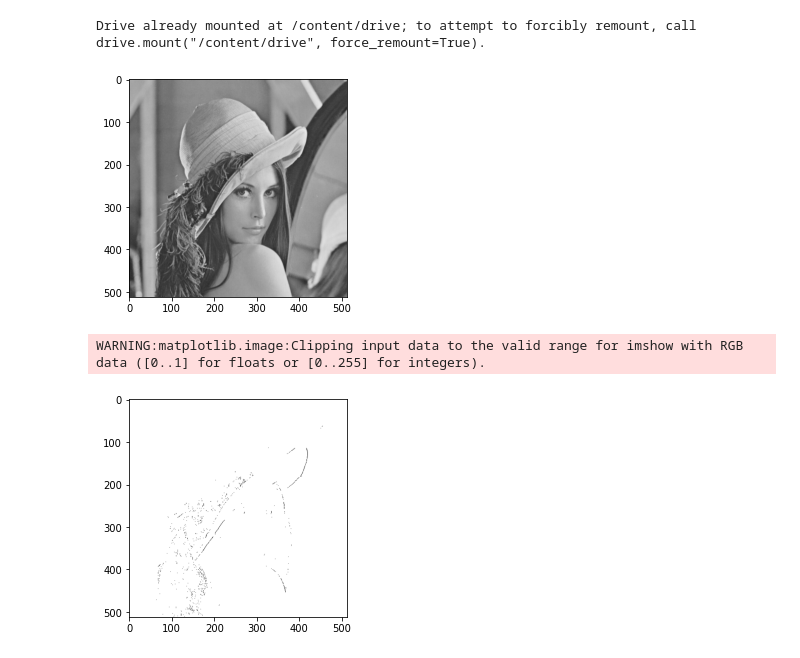
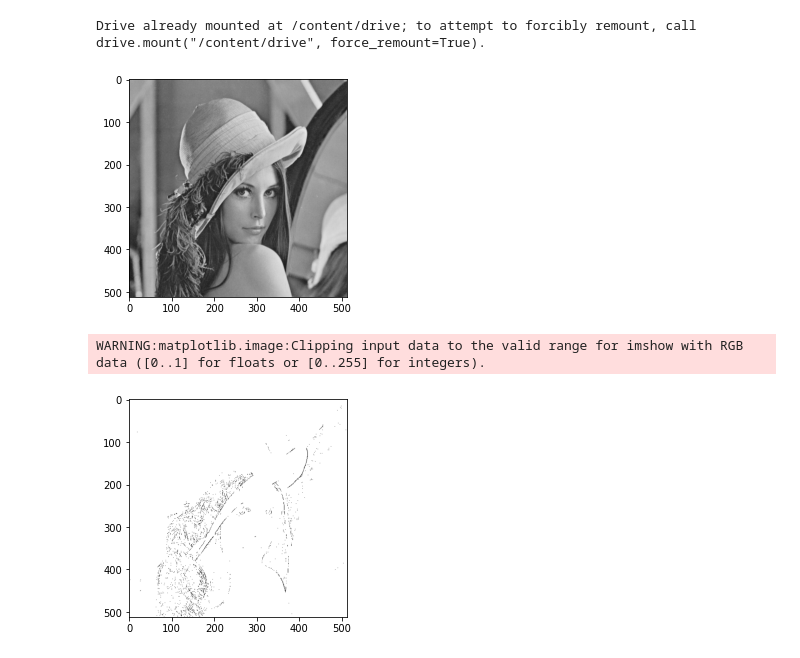
Before and after one commit to Tuna543/ImageLab, a Jupyter notebook: convolution.ipynb, the cells around one changed output. Cells and saved outputs as stored; diff of their text form; code cells hidden in the pictures.

```diff
--- a/convolution.ipynb
+++ b/convolution.ipynb
@@ -14,36 +14,36 @@ import cv2 as cv
 import matplotlib.pyplot as plt
 import numpy as np
 
-path = "/content/drive/MyDrive/lena.png"
+path = "/content/drive/MyDrive/imagelab/lena.jpg"
 
 image = cv.imread(path, cv.IMREAD_GRAYSCALE)
 
 plt.imshow(cv.cvtColor(image, cv.COLOR_BGR2RGB))
 
 plt.show()
 
-kernel = np.array(([0,-1,0],[-1,5,-1],[0,-1,0]), dtype="float32")
+kernel = np.array(([0,-1,0],[-1,5,-1],[0,-1,0]), dtype=None)
 
 a = kernel.shape[0] // 2
 b = kernel.shape[1] // 2
 m = image.shape[0]
 n = image.shape[1]
 
 op = np.zeros((m,n), np.float32)
 
 for i in range(0,m):
     for j in range(0,n):
         for x in range(-a,a+1):
             for y in range(-b,b+1):
                 if i-x >=0 and i-x < m and j-y>=0and j-y < n:
                     op[i][j] += kernel[a+x][b+y]*image[i-x][j-y]
                 else:
                     op[i][j] += 0
 plt.imshow(cv.cvtColor(op, cv.COLOR_BGR2RGB))
 
 plt.show()
 # %% [output]
 Drive already mounted at /content/drive; to attempt to forcibly remount, call drive.mount("/content/drive", force_remount=True).
 [figure]
 WARNING:matplotlib.image:Clipping input data to the valid range for imshow with RGB data ([0..1] for floats or [0..255] for integers).
-[figure, old version]
+[figure, new version]
```
